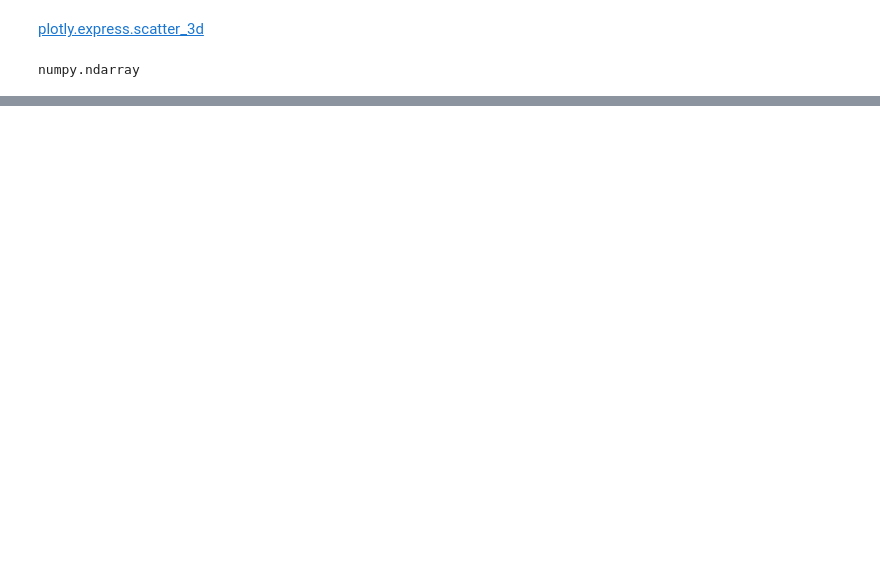
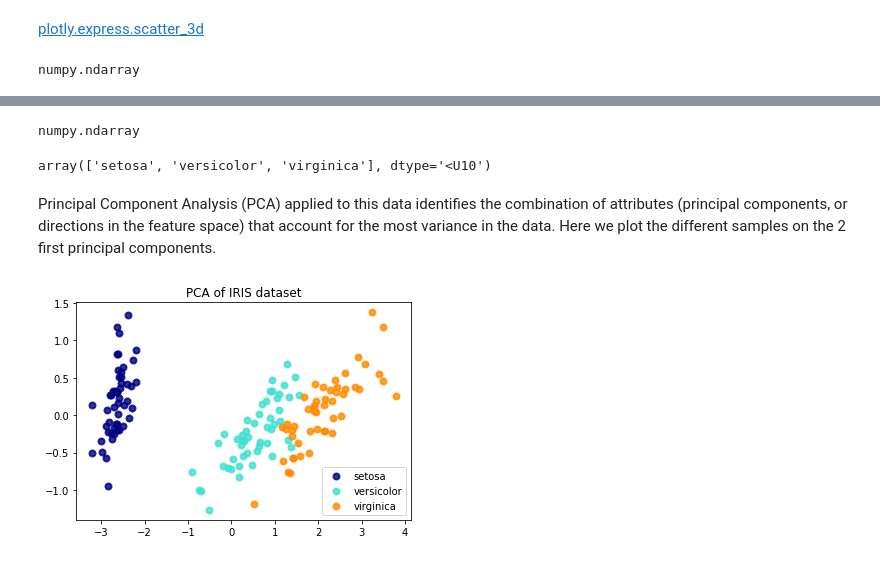
Before and after one commit to abidshafee/DataScienceYouTubeTutorials, a Jupyter notebook: Anomaly_detection_|_dealing_with_outlier.ipynb, the cells around one changed output, grey strips where cells are left out. Drawn from its saved outputs; the diff is of its cells as text; code cells hidden in the pictures; blank space fills up the shorter version.

```diff
--- a/Anomaly_detection_|_dealing_with_outlier.ipynb
+++ b/Anomaly_detection_|_dealing_with_outlier.ipynb
@@ -226,0 +279,9 @@ numpy.ndarray
+# %%
+iris = datasets.load_iris()
+X = iris.data
+y = iris.target
+#target_names = iris.target_names
+# %%
+type(target_names) #numpy.ndarray
+species = ['setosa', 'versicolor', 'virginica']
+type(species) #type: python list
@@ -226,0 +304,31 @@ numpy.ndarray
+# %%
+species = np.array(species)
+# %%
+type(species)
+# %% [output]
+numpy.ndarray
+# %%
+species
+# %% [output]
+array(['setosa', 'versicolor', 'virginica'], dtype='<U10')
+# %%
+pca = PCA(n_components=2)
+X_r = pca.fit(X).transform(X)
+
+lda = LinearDiscriminantAnalysis(n_components=2)
+X_r2 = lda.fit(X, y).transform(X)
+# %% [markdown]
+Principal Component Analysis (PCA) applied to this data identifies the combination of attributes (principal components, or directions in the feature space) that account for the most variance in the data. Here we plot the different samples on the 2 first principal components.
+# %%
+plt.figure()
+colors = ['navy', 'turquoise', 'darkorange']
+lw = 2
+
+for color, i, specis in zip(colors, [0, 1, 2], species):
+    plt.scatter(X_r[y == i, 0], X_r[y == i, 1], color=color, alpha=.8, lw=lw,
+                label=specis)
+plt.legend(loc='best', shadow=False, scatterpoints=1)
+plt.title('PCA of IRIS dataset')
+plt.show()
+# %% [output]
+[figure, added]
```
Also changed, not shown: parts of 20 cells of this notebook.
